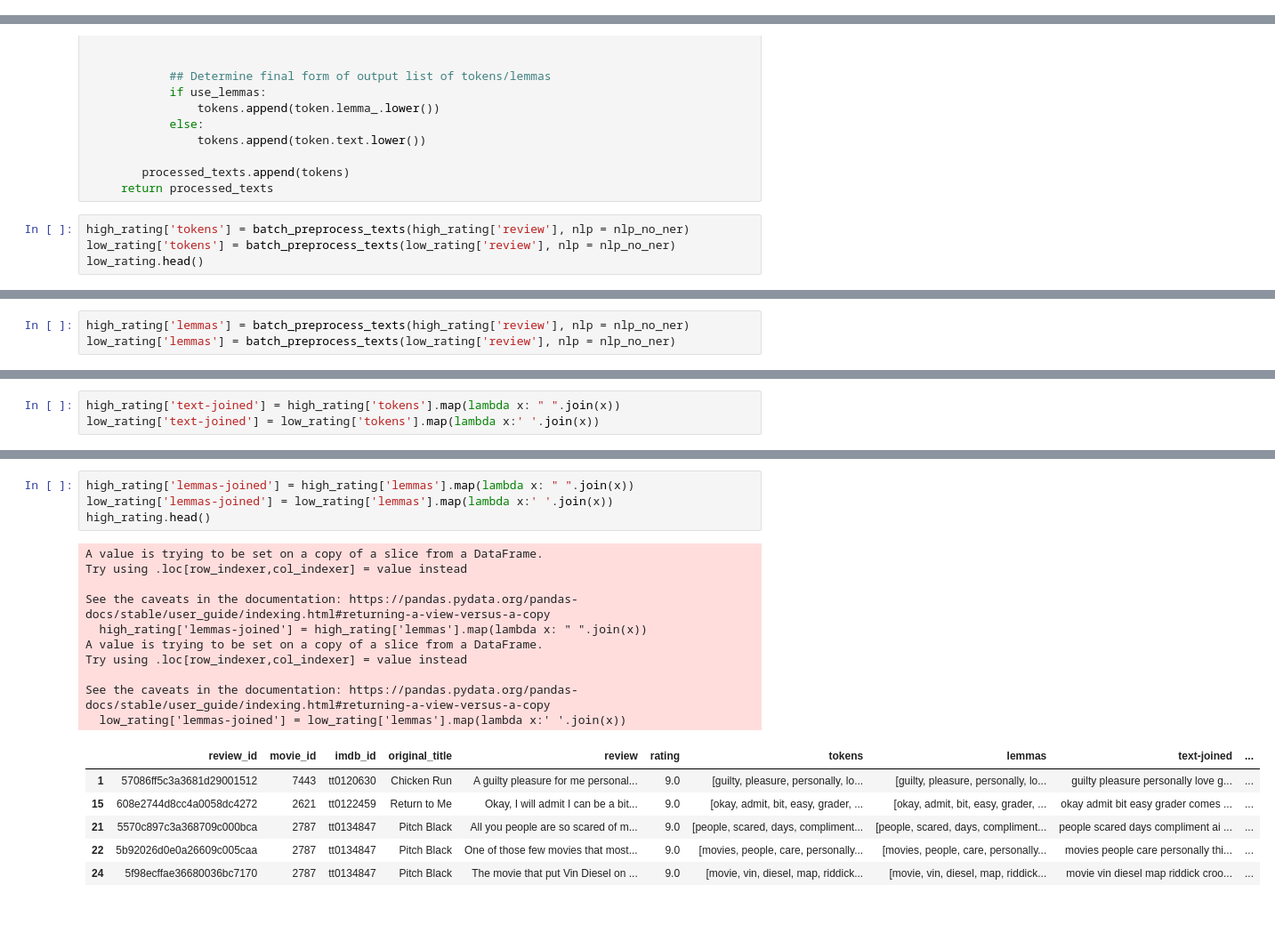
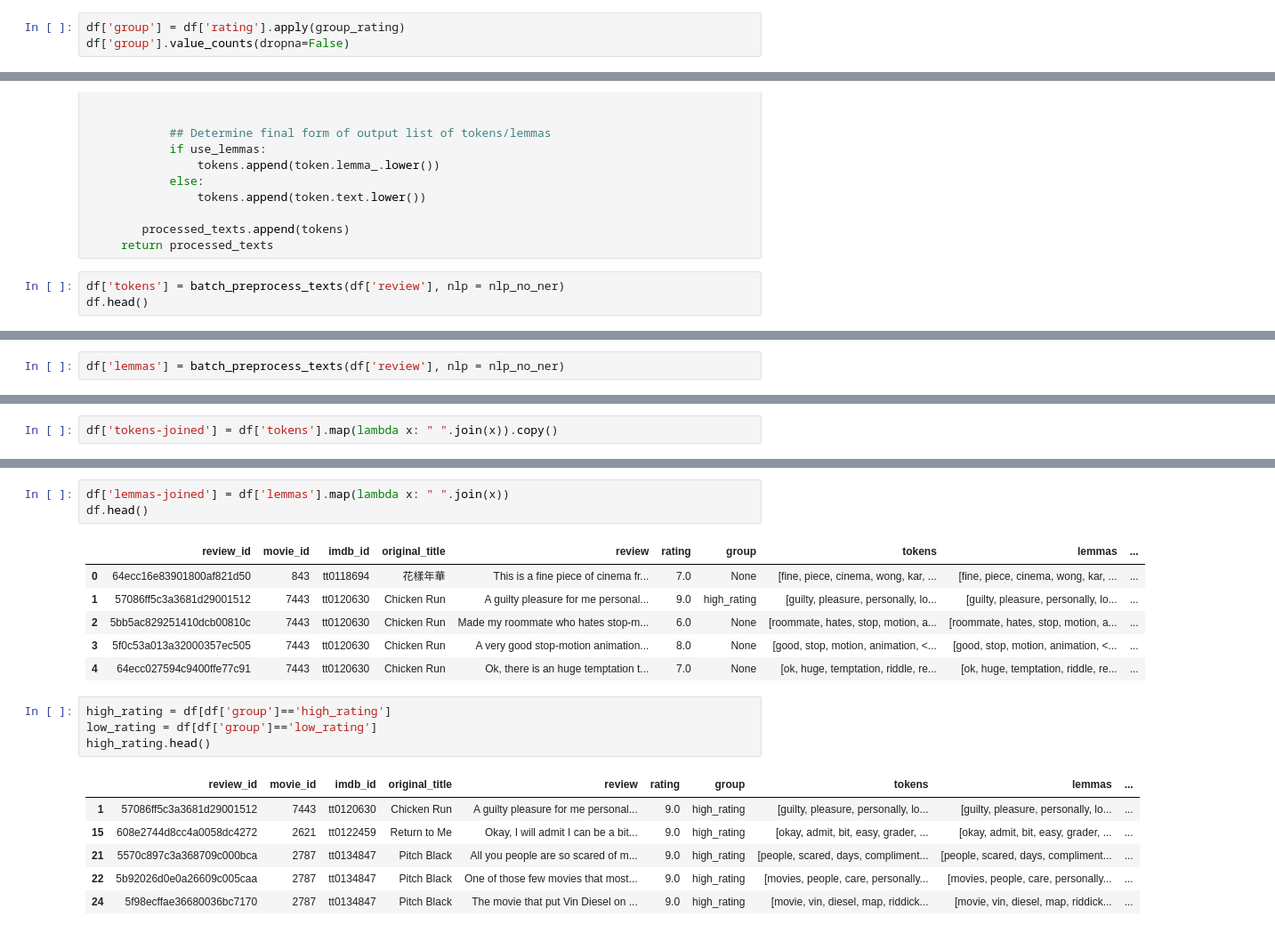
Before and after one commit to 808hanronald/project-2.3, a Jupyter notebook: 2.5.ipynb, the cells around one changed output, grey strips where cells are left out. Shown at 89% size. Saved outputs shown, nothing was run; the diff lists cells and outputs as text.

```diff
--- a/2.5.ipynb
+++ b/2.5.ipynb
@@ -100,0 +104,3 @@ high_rating.head()
+# %%
+df['group'] = df['rating'].apply(group_rating)
+df['group'].value_counts(dropna=False)
@@ -164,7 +175,6 @@ def batch_preprocess_texts(
         processed_texts.append(tokens)
      return processed_texts
 # %%
-high_rating['tokens'] = batch_preprocess_texts(high_rating['review'], nlp = nlp_no_ner)
-low_rating['tokens'] = batch_preprocess_texts(low_rating['review'], nlp = nlp_no_ner)
-low_rating.head()
+df['tokens'] = batch_preprocess_texts(df['review'], nlp = nlp_no_ner)
+df.head()
 # %% [output]
@@ -187,3 +187,2 @@ See the caveats in the documentation: https://pandas.pydata.org/pandas-docs/stab
 # %%
-high_rating['lemmas'] = batch_preprocess_texts(high_rating['review'], nlp = nlp_no_ner)
-low_rating['lemmas'] = batch_preprocess_texts(low_rating['review'], nlp = nlp_no_ner)
+df['lemmas'] = batch_preprocess_texts(df['review'], nlp = nlp_no_ner)
@@ -201,3 +189,2 @@ See the caveats in the documentation: https://pandas.pydata.org/pandas-docs/stab
 # %%
-high_rating['text-joined'] = high_rating['tokens'].map(lambda x: " ".join(x))
-low_rating['text-joined'] = low_rating['tokens'].map(lambda x:' '.join(x))
+df['tokens-joined'] = df['tokens'].map(lambda x: " ".join(x)).copy()
@@ -215,21 +191,21 @@ See the caveats in the documentation: https://pandas.pydata.org/pandas-docs/stab
 # %%
-high_rating['lemmas-joined'] = high_rating['lemmas'].map(lambda x: " ".join(x))
-low_rating['lemmas-joined'] = low_rating['lemmas'].map(lambda x:' '.join(x))
-high_rating.head()
+df['lemmas-joined'] = df['lemmas'].map(lambda x: " ".join(x))
+df.head()
 # %% [output]
-A value is trying to be set on a copy of a slice from a DataFrame.
-Try using .loc[row_indexer,col_indexer] = value instead
-
-See the caveats in the documentation: https://pandas.pydata.org/pandas-docs/stable/user_guide/indexing.html#returning-a-view-versus-a-copy
-  high_rating['lemmas-joined'] = high_rating['lemmas'].map(lambda x: " ".join(x))
-A value is trying to be set on a copy of a slice from a DataFrame.
-Try using .loc[row_indexer,col_indexer] = value instead
-
-See the caveats in the documentation: https://pandas.pydata.org/pandas-docs/stable/user_guide/indexing.html#returning-a-view-versus-a-copy
-  low_rating['lemmas-joined'] = low_rating['lemmas'].map(lambda x:' '.join(x))
-|  | review_id | movie_id | imdb_id | original_title | review | rating | tokens | lemmas | text-joined | ... |
-| 1 | 57086ff5c3a3681d29001512 | 7443 | tt0120630 | Chicken Run | A guilty pleasure for me personal... | 9.0 | [guilty, pleasure, personally, lo... | [guilty, pleasure, personally, lo... | guilty pleasure personally love g... | ... |
-| 15 | 608e2744d8cc4a0058dc4272 | 2621 | tt0122459 | Return to Me | Okay, I will admit I can be a bit... | 9.0 | [okay, admit, bit, easy, grader, ... | [okay, admit, bit, easy, grader, ... | okay admit bit easy grader comes ... | ... |
-| 21 | 5570c897c3a368709c000bca | 2787 | tt0134847 | Pitch Black | All you people are so scared of m... | 9.0 | [people, scared, days, compliment... | [people, scared, days, compliment... | people scared days compliment ai ... | ... |
-| 22 | 5b92026d0e0a26609c005caa | 2787 | tt0134847 | Pitch Black | One of those few movies that most... | 9.0 | [movies, people, care, personally... | [movies, people, care, personally... | movies people care personally thi... | ... |
-| 24 | 5f98ecffae36680036bc7170 | 2787 | tt0134847 | Pitch Black | The movie that put Vin Diesel on ... | 9.0 | [movie, vin, diesel, map, riddick... | [movie, vin, diesel, map, riddick... | movie vin diesel map riddick croo... | ... |
+|  | review_id | movie_id | imdb_id | original_title | review | rating | group | tokens | lemmas | ... |
+| 0 | 64ecc16e83901800af821d50 | 843 | tt0118694 | 花樣年華 | This is a fine piece of cinema fr... | 7.0 | None | [fine, piece, cinema, wong, kar, ... | [fine, piece, cinema, wong, kar, ... | ... |
+| 1 | 57086ff5c3a3681d29001512 | 7443 | tt0120630 | Chicken Run | A guilty pleasure for me personal... | 9.0 | high_rating | [guilty, pleasure, personally, lo... | [guilty, pleasure, personally, lo... | ... |
+| 2 | 5bb5ac829251410dcb00810c | 7443 | tt0120630 | Chicken Run | Made my roommate who hates stop-m... | 6.0 | None | [roommate, hates, stop, motion, a... | [roommate, hates, stop, motion, a... | ... |
+| 3 | 5f0c53a013a32000357ec505 | 7443 | tt0120630 | Chicken Run | A very good stop-motion animation... | 8.0 | None | [good, stop, motion, animation, <... | [good, stop, motion, animation, <... | ... |
+| 4 | 64ecc027594c9400ffe77c91 | 7443 | tt0120630 | Chicken Run | Ok, there is an huge temptation t... | 7.0 | None | [ok, huge, temptation, riddle, re... | [ok, huge, temptation, riddle, re... | ... |
+# %%
+high_rating = df[df['group']=='high_rating']
+low_rating = df[df['group']=='low_rating']
+high_rating.head()
+# %% [output]
+|  | review_id | movie_id | imdb_id | original_title | review | rating | group | tokens | lemmas | ... |
+| 1 | 57086ff5c3a3681d29001512 | 7443 | tt0120630 | Chicken Run | A guilty pleasure for me personal... | 9.0 | high_rating | [guilty, pleasure, personally, lo... | [guilty, pleasure, personally, lo... | ... |
+| 15 | 608e2744d8cc4a0058dc4272 | 2621 | tt0122459 | Return to Me | Okay, I will admit I can be a bit... | 9.0 | high_rating | [okay, admit, bit, easy, grader, ... | [okay, admit, bit, easy, grader, ... | ... |
+| 21 | 5570c897c3a368709c000bca | 2787 | tt0134847 | Pitch Black | All you people are so scared of m... | 9.0 | high_rating | [people, scared, days, compliment... | [people, scared, days, compliment... | ... |
+| 22 | 5b92026d0e0a26609c005caa | 2787 | tt0134847 | Pitch Black | One of those few movies that most... | 9.0 | high_rating | [movies, people, care, personally... | [movies, people, care, personally... | ... |
+| 24 | 5f98ecffae36680036bc7170 | 2787 | tt0134847 | Pitch Black | The movie that put Vin Diesel on ... | 9.0 | high_rating | [movie, vin, diesel, map, riddick... | [movie, vin, diesel, map, riddick... | ... |
```
Also changed, not shown: parts of 13 cells of this notebook.
